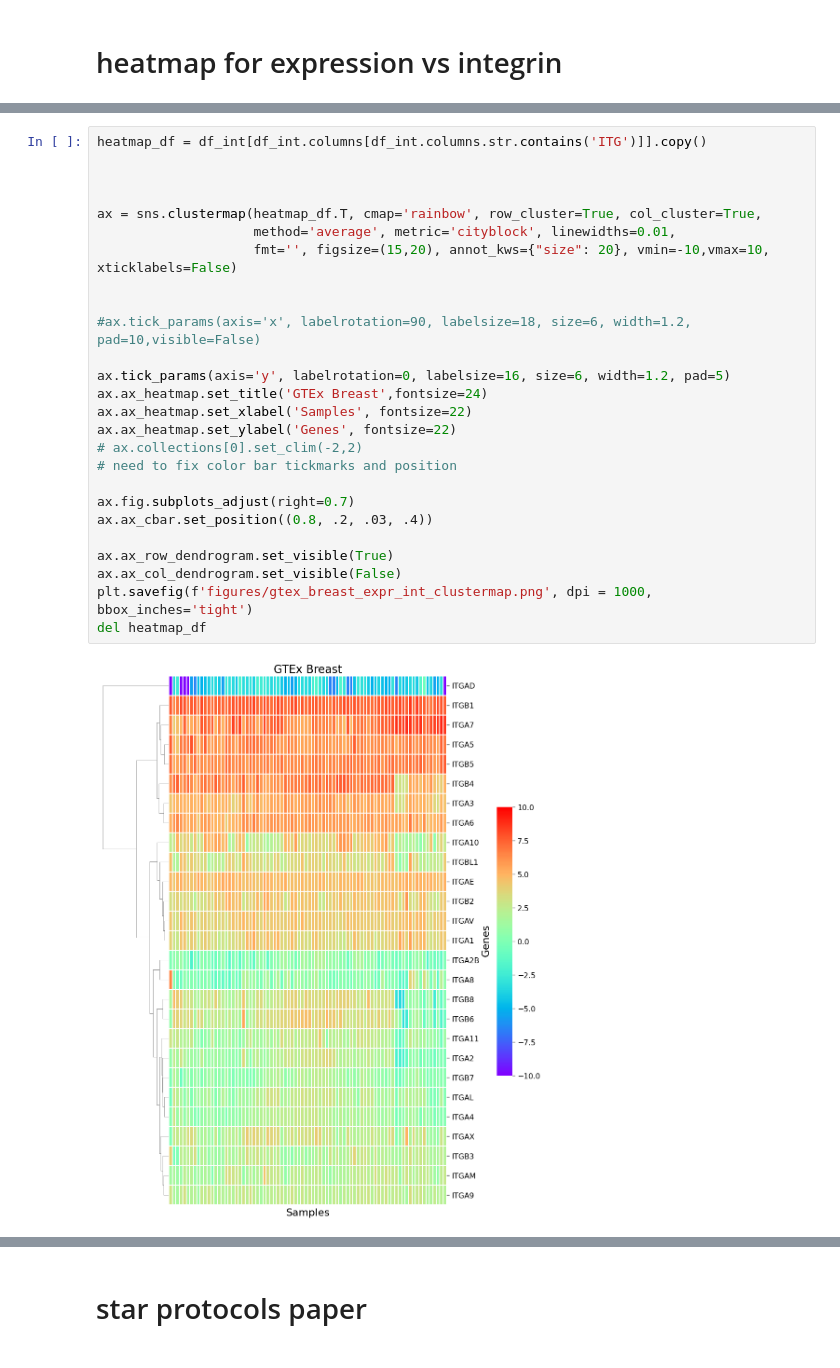
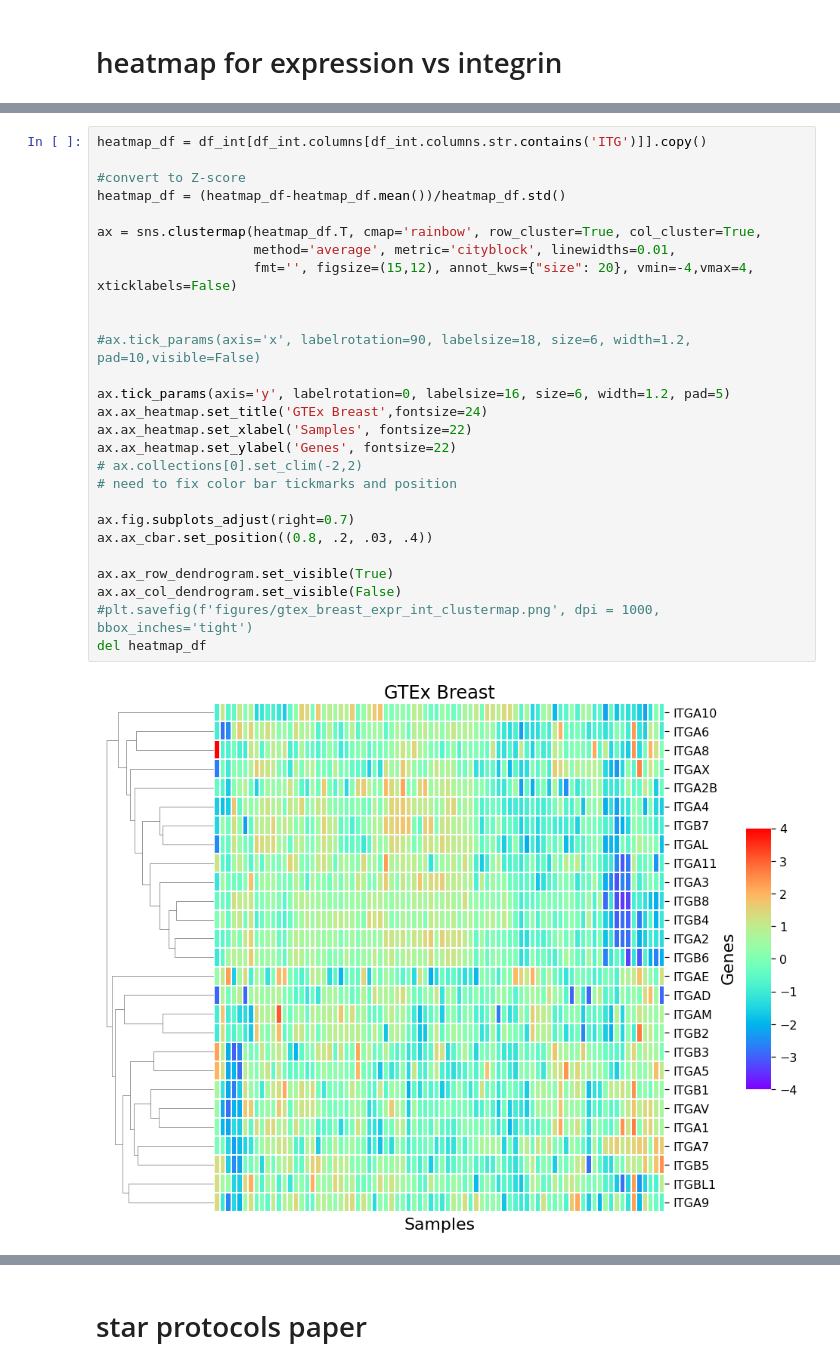
Before and after one commit to hshadman/integrin_expression_data_mining, a Jupyter notebook: jesse_code/gene_networking_analysis_BRCA_v2_(gtex_males_excluded).ipynb, the cells around one changed output, grey strips where cells are left out. Cells and saved outputs as stored; diff of their text form.

Commit message:
convert geneex to Z score

```diff
--- a/jesse_code/gene_networking_analysis_BRCA_v2_(gtex_males_excluded).ipynb
+++ b/jesse_code/gene_networking_analysis_BRCA_v2_(gtex_males_excluded).ipynb
@@ -902,30 +924,31 @@ Length: 4047, dtype: float64
 # %%
 heatmap_df = df_int[df_int.columns[df_int.columns.str.contains('ITG')]].copy()
 
-
+#convert to Z-score
+heatmap_df = (heatmap_df-heatmap_df.mean())/heatmap_df.std()
 
 ax = sns.clustermap(heatmap_df.T, cmap='rainbow', row_cluster=True, col_cluster=True,
                     method='average', metric='cityblock', linewidths=0.01,
-                    fmt='', figsize=(15,20), annot_kws={"size": 20}, vmin=-10,vmax=10, xticklabels=False)
+                    fmt='', figsize=(15,12), annot_kws={"size": 20}, vmin=-4,vmax=4, xticklabels=False)
 
 
 #ax.tick_params(axis='x', labelrotation=90, labelsize=18, size=6, width=1.2, pad=10,visible=False)
 
 ax.tick_params(axis='y', labelrotation=0, labelsize=16, size=6, width=1.2, pad=5)
 ax.ax_heatmap.set_title('GTEx Breast',fontsize=24)
 ax.ax_heatmap.set_xlabel('Samples', fontsize=22)
 ax.ax_heatmap.set_ylabel('Genes', fontsize=22)
 # ax.collections[0].set_clim(-2,2)
 # need to fix color bar tickmarks and position
 
 ax.fig.subplots_adjust(right=0.7)
 ax.ax_cbar.set_position((0.8, .2, .03, .4))
 
 ax.ax_row_dendrogram.set_visible(True)
 ax.ax_col_dendrogram.set_visible(False)
-plt.savefig(f'figures/gtex_breast_expr_int_clustermap.png', dpi = 1000, bbox_inches='tight')
+#plt.savefig(f'figures/gtex_breast_expr_int_clustermap.png', dpi = 1000, bbox_inches='tight')
 del heatmap_df
 # %% [output]
-[figure, old version]
+[figure, new version]
 # %%
 heatmap_df = tcga_brca_df_primtum_all[tcga_brca_df_primtum_all.columns[tcga_brca_df_primtum_all.columns.str.contains('ITG')]]
```
Also changed, not shown: parts of 2 cells of this notebook.
